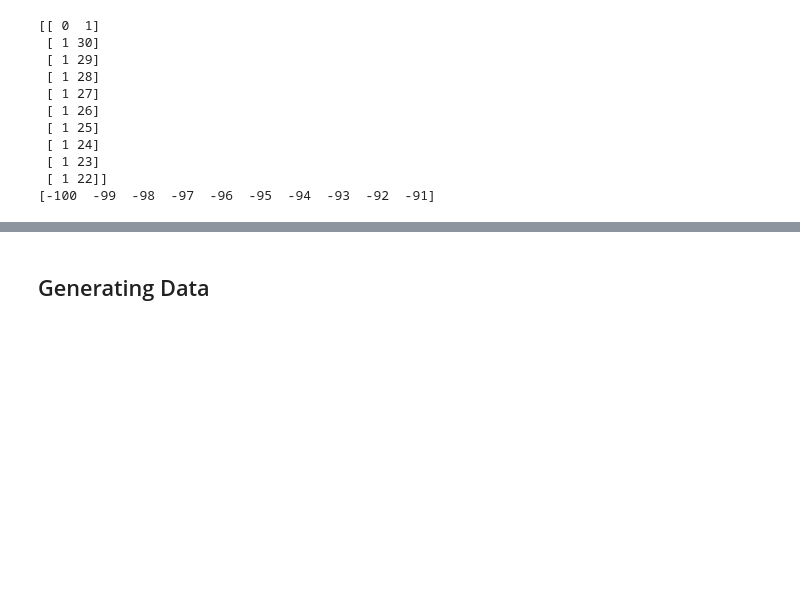
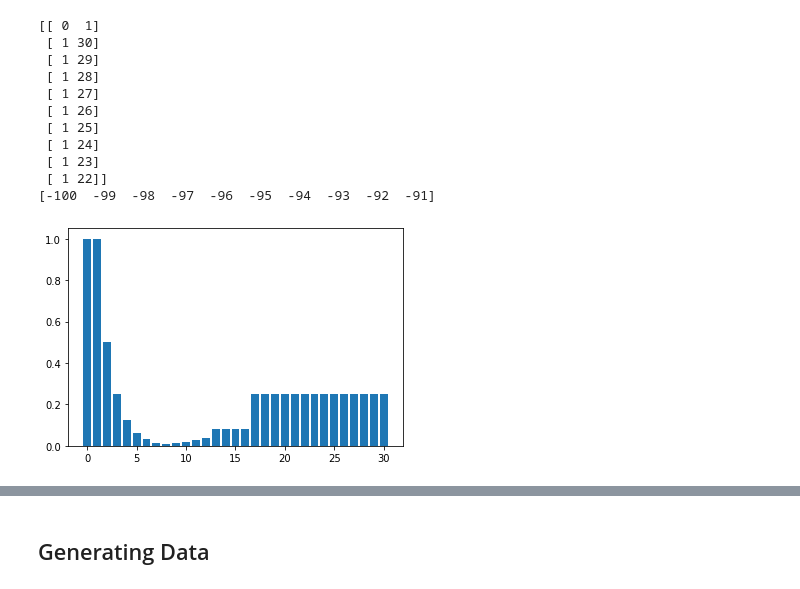
Before and after one commit to MangoTeam/mockdown, a Jupyter notebook: ScoringAndLearning.ipynb, the cells around one changed output, grey strips where cells are left out. Drawn from its saved outputs; the diff is of its cells as text; code cells hidden in the pictures; blank space fills up the shorter version.

```diff
--- a/ScoringAndLearning.ipynb
+++ b/ScoringAndLearning.ipynb
@@ -94,3 +96,10 @@ print(b_space_th.get_value()[:10])
  [ 1 23]
  [ 1 22]]
 [-100  -99  -98  -97  -96  -95  -94  -93  -92  -91]
+# %%
+sb_depths = np.vectorize(lambda a: sb_depth(a.numerator, a.denominator))(a_space_np)
+sb_depth_hist, _ = np.histogram(sb_depths, bins=R_MAX + 1)
+# %%
+plt.bar(np.arange(0, R_MAX + 1, 1), 1/sb_depth_hist);
+# %% [output]
+[figure, added]
```
Also changed, not shown: parts of 7 cells of this notebook, 3 other files.
